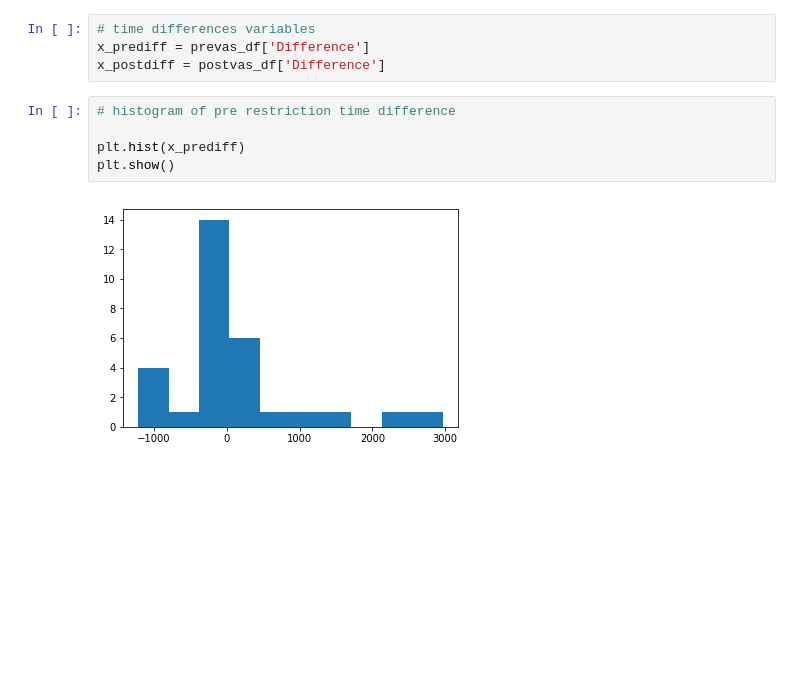
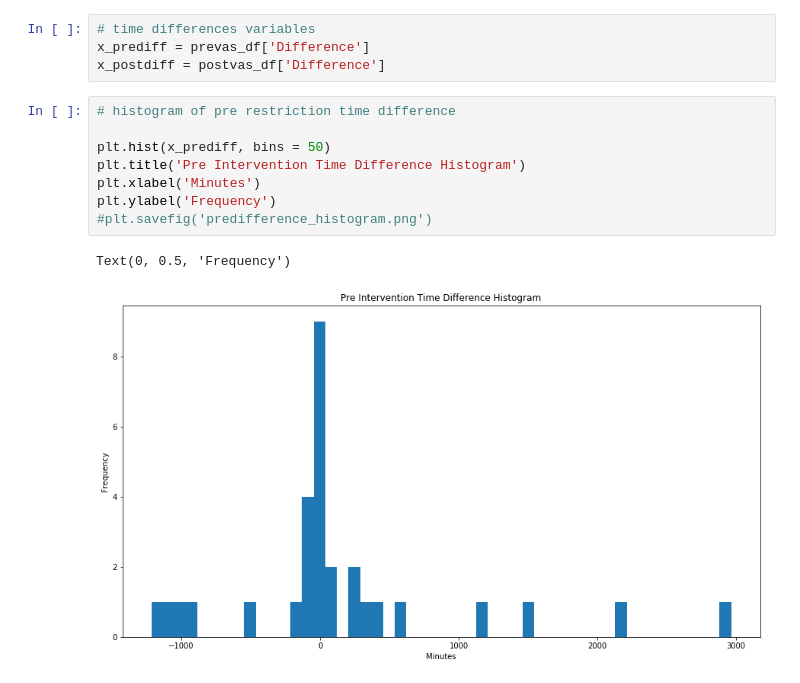
Before and after one commit to SpecCRA/vasopressIN, a Jupyter notebook: analysis_notebook.ipynb, the cells around one changed output. Drawn from its saved outputs; the diff is of its cells as text; blank space fills up the shorter version.

```diff
--- a/analysis_notebook.ipynb
+++ b/analysis_notebook.ipynb
@@ -858,10 +507,14 @@ x_postdiff = postvas_df['Difference']
 # %%
 # histogram of pre restriction time difference
 
-plt.hist(x_prediff)
-plt.show()
+plt.hist(x_prediff, bins = 50)
+plt.title('Pre Intervention Time Difference Histogram')
+plt.xlabel('Minutes')
+plt.ylabel('Frequency')
+#plt.savefig('predifference_histogram.png')
 # %% [output]
+Text(0, 0.5, 'Frequency')
-[figure, old version]
+[figure, new version]
 # %%
 # histogram of post restriction time difference
 
```
Also changed, not shown: parts of 46 cells of this notebook.
